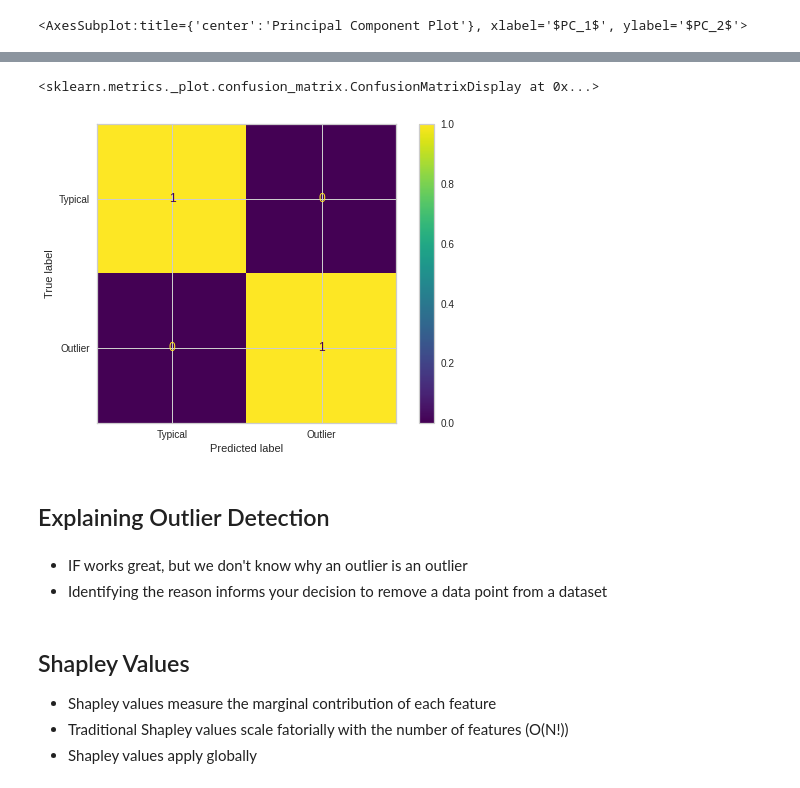
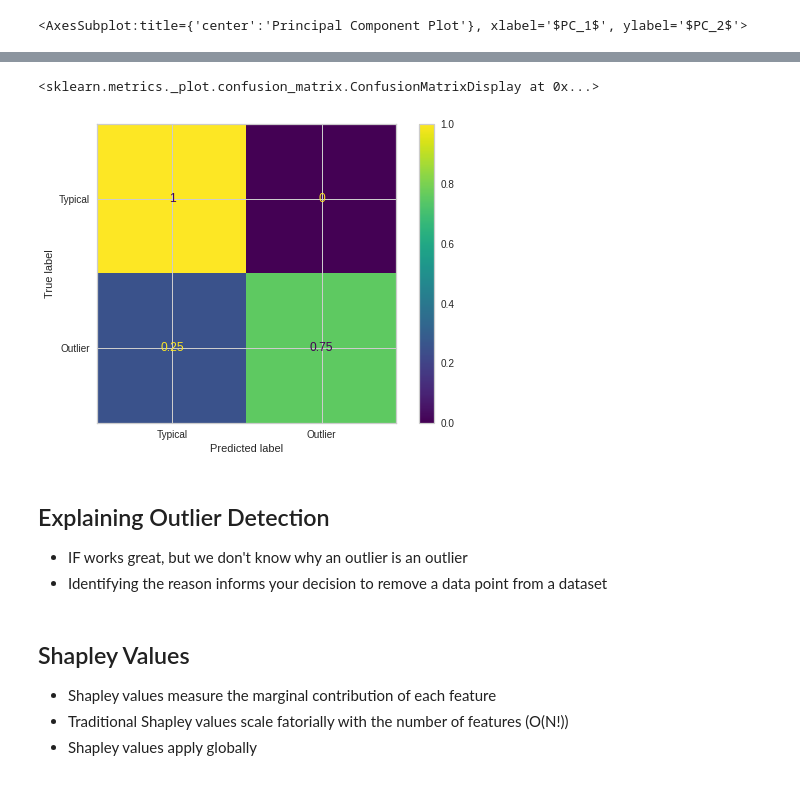
Before and after one commit to lstmemery/outlier-detection, a Jupyter notebook: prez.ipynb, the cells around one changed output, grey strips where cells are left out. Cells and saved outputs as stored; diff of their text form; code cells hidden in the pictures.

```diff
--- a/prez.ipynb
+++ b/prez.ipynb
@@ -60,15 +60,14 @@ iso_forest = IsolationForest(random_state=1, n_jobs=-1, n_estimators=500, contam
 # %%
+iso_forest = IsolationForest(random_state=1, n_jobs=-1, n_estimators=500, contamination=0.05)
 model_prediction = iso_forest.fit_predict(features)
 model_prediction = labeler.transform(np.vectorize(lambda x: 0 if x == 1 else 1)(model_prediction))
+cm = confusion_matrix(model_prediction, ground_truth, normalize='true')
+ConfusionMatrixDisplay(cm, display_labels=labels).plot()
+# %% [output]
+<sklearn.metrics._plot.confusion_matrix.ConfusionMatrixDisplay at 0x...>
+[figure, added]
-# %%
-cm = confusion_matrix(model_prediction, ground_truth, normalize='true')
-ConfusionMatrixDisplay(cm, display_labels=labels).plot()
-# %% [output]
-<sklearn.metrics._plot.confusion_matrix.ConfusionMatrixDisplay at 0x...>
-[figure, removed]
-# %% [markdown]
-## Explaining Outlier Detection
 # %% [markdown]
+## Explaining Outlier Detection
  - IF works great, but we don't know why an outlier is an outlier
  - Identifying the reason informs your decision to remove a data point from a dataset
 # %% [markdown]
```
Also changed, not shown: parts of 9 cells of this notebook, 2 other files.
